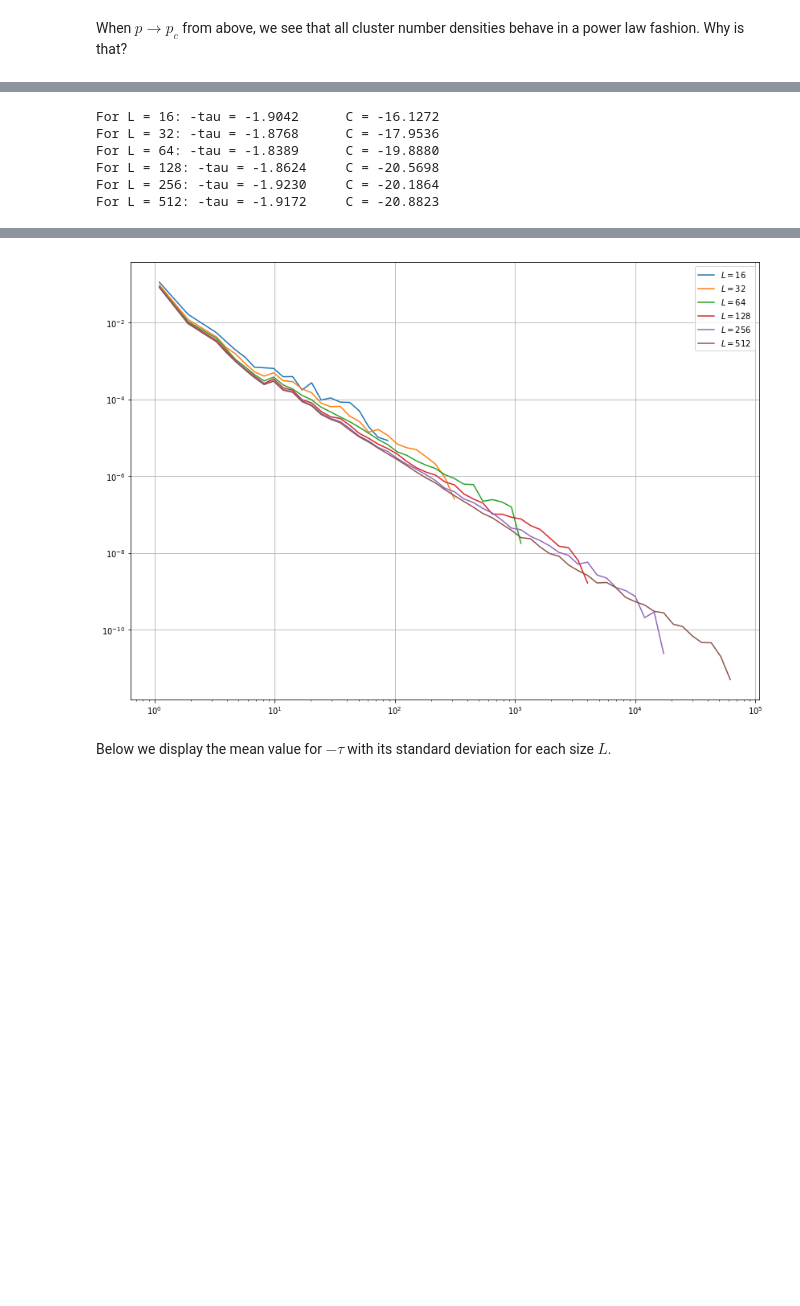
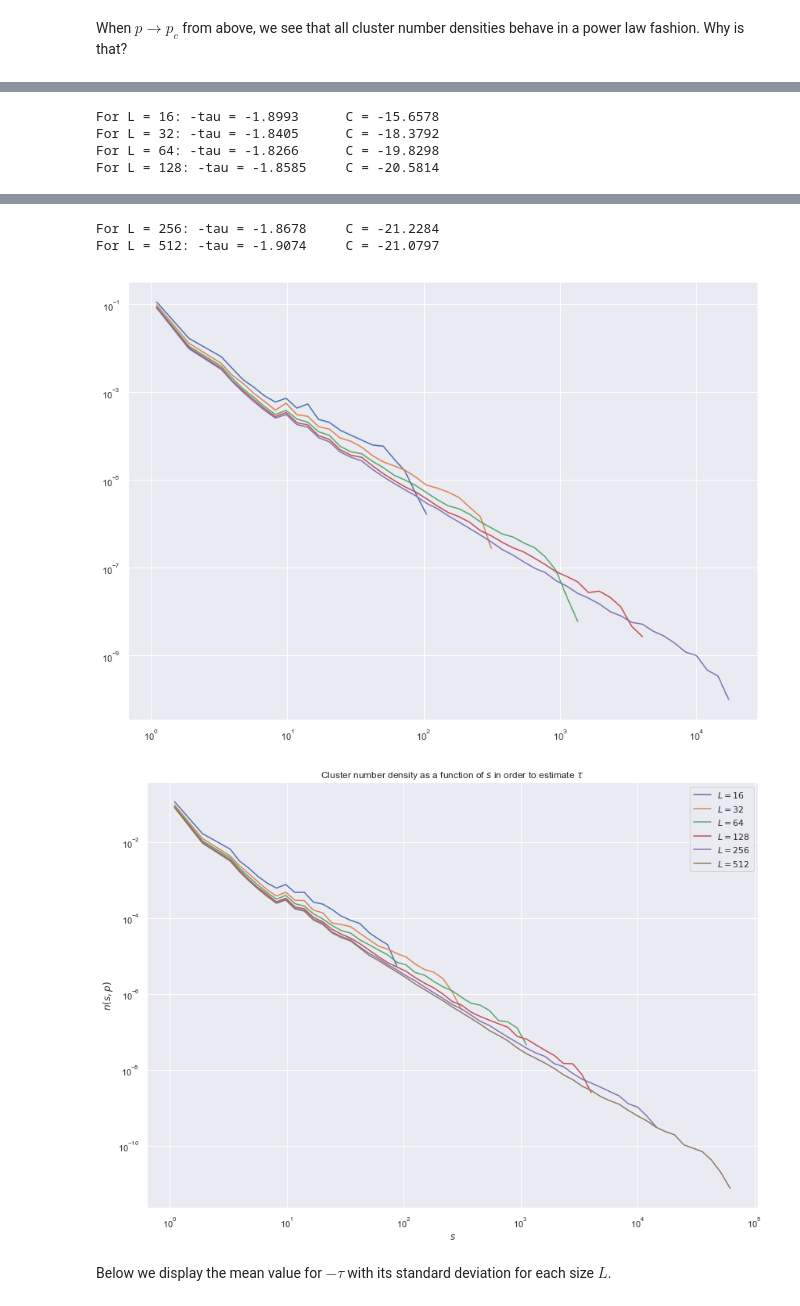
Before and after one commit to Schoyen/FYS4460, a Jupyter notebook: project-3/cluster-number-density.ipynb, the cells around one changed output, grey strips where cells are left out. Saved outputs shown, nothing was run; the diff lists cells and outputs as text; code cells hidden in the pictures; blank space fills up the shorter version.

```diff
--- a/project-3/cluster-number-density.ipynb
+++ b/project-3/cluster-number-density.ipynb
@@ -9,11 +9,14 @@ where $s$ is the size of the cluster, $p$ the probability for a site to be set i
 # %%
 import numpy as np
 import matplotlib.pyplot as plt
+import seaborn as sns
 import scipy.ndimage
 import skimage
 import tqdm
 import sklearn.linear_model
 from uncertainties import ufloat
+
+sns.set(color_codes=True)
 # %%
 def is_percolating(prop, num_rows, num_cols):
     min_row, min_col, max_row, max_col = prop.bbox
@@ -140,7 +139,7 @@ a = 1.2
 tau_list = []
 
 for L in tqdm.tqdm_notebook(L_arr):
-    sl, nsl = compute_cluster_number_density(L, 200, p=p_c, a=a)
+    sl, nsl = compute_cluster_number_density(L, 500, p=p_c, a=a)
 
     log_sl = np.log(sl) / np.log(a)
     log_nsl = np.log(nsl) / np.log(a)
@@ -165,7 +164,9 @@ for L in tqdm.tqdm_notebook(L_arr):
 
     tau_list.append(tau_arr.copy())
 
+plt.title(r"Cluster number density as a function of $s$ in order to estimate $\tau$")
 plt.legend()
-plt.grid()
+plt.xlabel(r"$s$")
+plt.ylabel(r"$n(s, p)$")
 plt.show()
 # %% [output]
@@ -173,6 +173,4 @@ plt.show()
-For L = 16: -tau = -1.9042      C = -16.1272
-For L = 32: -tau = -1.8768      C = -17.9536
-For L = 64: -tau = -1.8389      C = -19.8880
-For L = 128: -tau = -1.8624     C = -20.5698
-For L = 256: -tau = -1.9230     C = -20.1864
-For L = 512: -tau = -1.9172     C = -20.8823
+For L = 16: -tau = -1.8993      C = -15.6578
+For L = 32: -tau = -1.8405      C = -18.3792
+For L = 64: -tau = -1.8266      C = -19.8298
+For L = 128: -tau = -1.8585     C = -20.5814
@@ -179,4 +186,7 @@ For L = 512: -tau = -1.9172     C = -20.8823
+For L = 256: -tau = -1.8678     C = -21.2284
+For L = 512: -tau = -1.9074     C = -21.0797
-[figure, old version]
+[figure, new version]
+[figure, added]
 # %% [markdown]
 Below we display the mean value for $-\tau$ with its standard deviation for each size $L$.
 # %%
```
Also changed, not shown: parts of 14 cells of this notebook.
